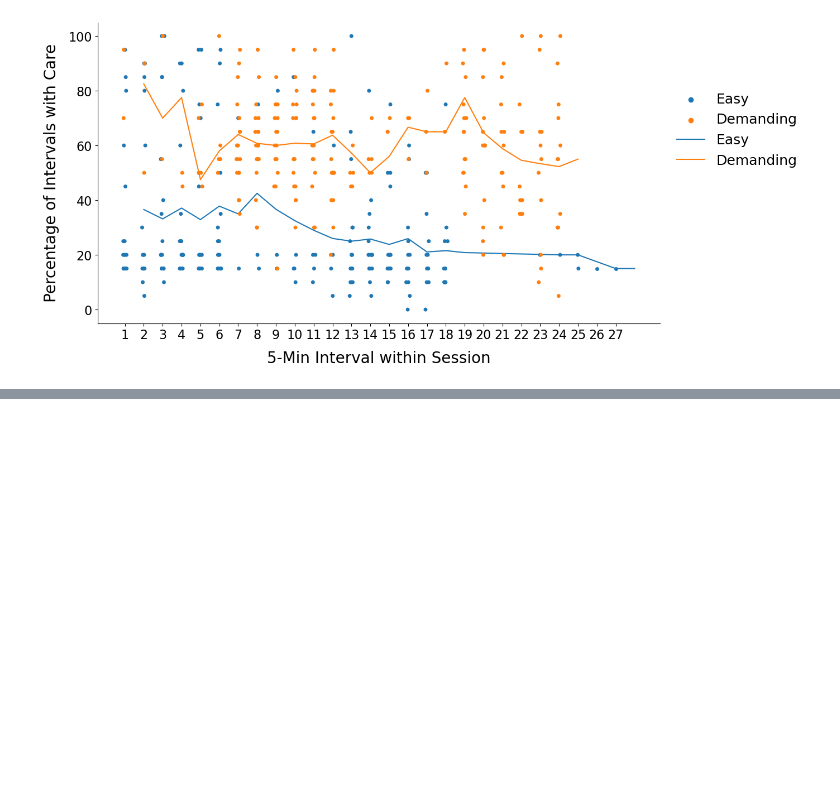
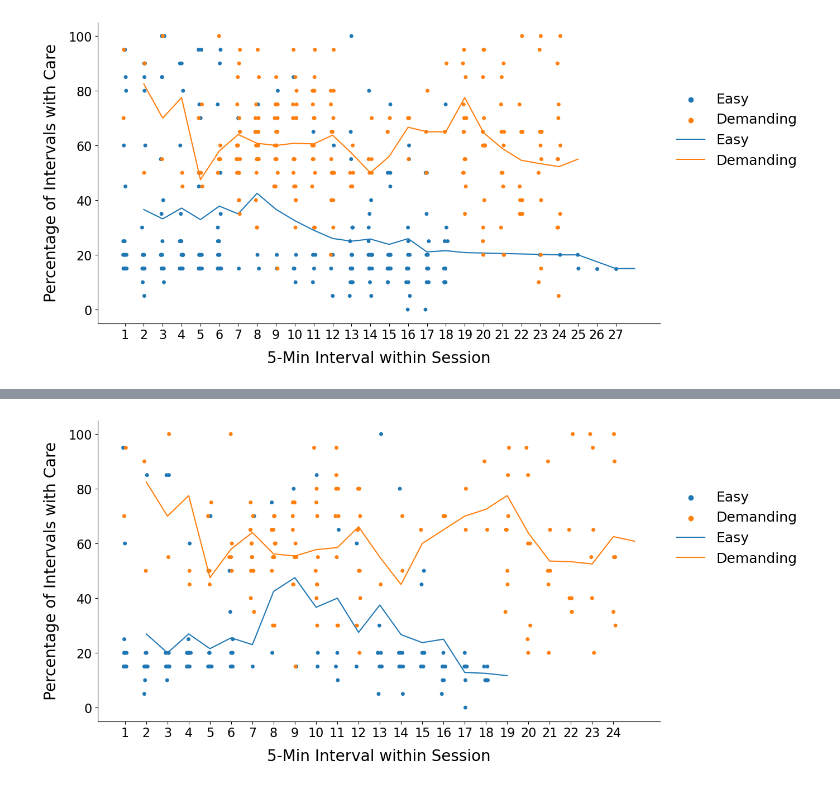
Before and after one commit to kathrynglodowski/easy_demanding_caregiving, a Jupyter notebook: Attempt 4 - All data - 21 participants.ipynb, the cells around one changed output, grey strips where cells are left out. Drawn from its saved outputs; the diff is of its cells as text; code cells hidden in the pictures; blank space fills up the shorter version.

Commit message:
Adding code from DropBox folder
Adding from DropBox

```diff
--- a/Attempt 4 - All data - 21 participants.ipynb
+++ b/Attempt 4 - All data - 21 participants.ipynb
@@ -115,0 +101,6 @@ plt.show()
+# %%
+# Okay, neat. Now, Items & only one doll...
+
+items_OneDoll = all_data.loc[(all_data['items'] == 'Yes') & (all_data['dolls'] == 'One')]
+
+items_OneDoll
@@ -115,0 +125,32 @@ plt.show()
+# %%
+# Simple plot of the Items & One Doll (easy vs. demanding) data...
+
+sns.color_palette("viridis")
+fig, ax = plt.subplots(figsize=(13, 7))
+sns.stripplot(
+    x='interval_number',
+    y='percent_interval_w_care',
+    data=items_OneDoll.sort_values(by=['condition'], ascending=False),
+    hue='condition',
+)
+grouped_data = items_OneDoll[['condition', 'interval_number', 'percent_interval_w_care']].\
+                groupby(['condition', 'interval_number'])['percent_interval_w_care'].mean().\
+                reset_index().sort_values(by='condition', ascending=False).reset_index(drop=True)
+sns.lineplot(
+    x='interval_number',
+    y='percent_interval_w_care',
+    data=grouped_data,
+    hue='condition',
+)
+plt.ylabel("Percentage of Intervals with Care", fontsize=20, rotation=90, labelpad=12)
+ticks = range(0, 101, 20)
+labels = [str(tick) for tick in ticks]
+plt.yticks(ticks=ticks, labels=labels, fontsize=16)
+plt.xlabel("5-Min Interval within Session", fontsize=20, labelpad=12)
+plt.xticks(fontsize=16)
+ax.spines['top'].set_visible(False)
+ax.spines['right'].set_visible(False)
+plt.legend(loc=(1.02, 0.5), frameon=False, fontsize=18)
+plt.show()
+# %% [output]
+[figure, added]
```
Also changed, not shown: parts of 9 cells of this notebook.
